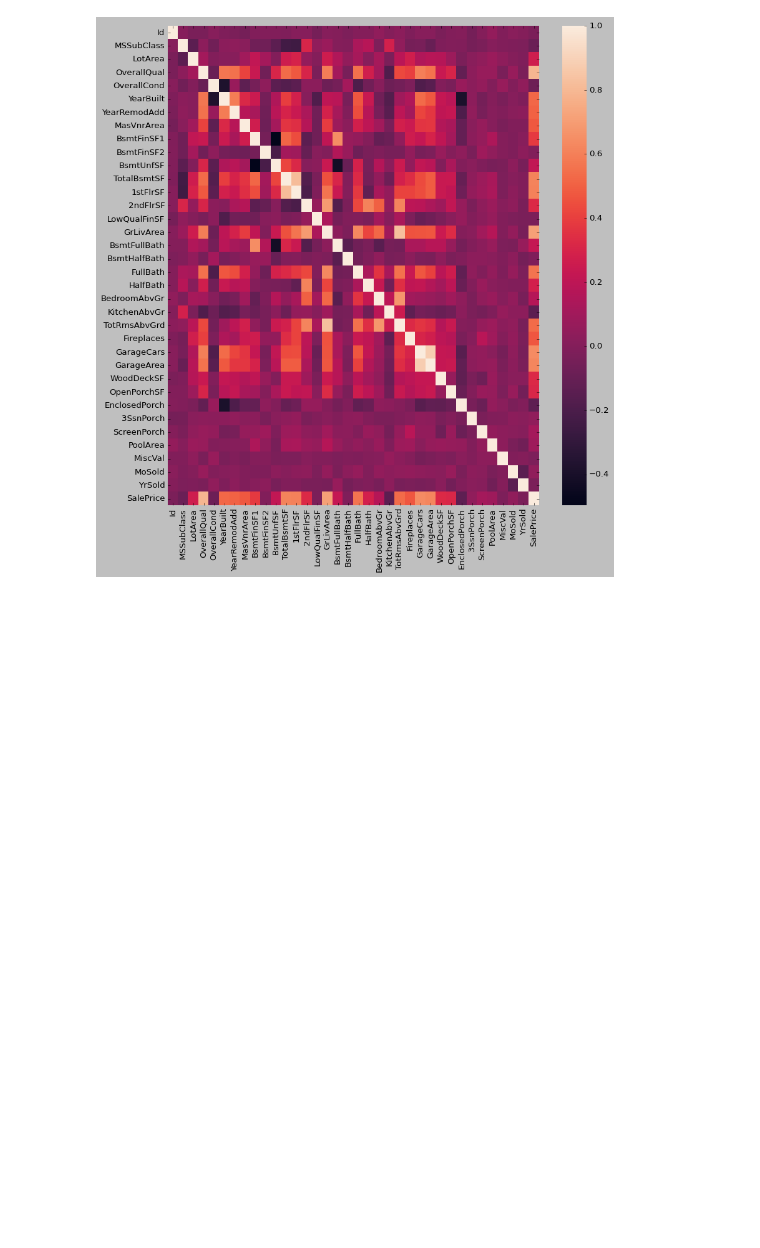
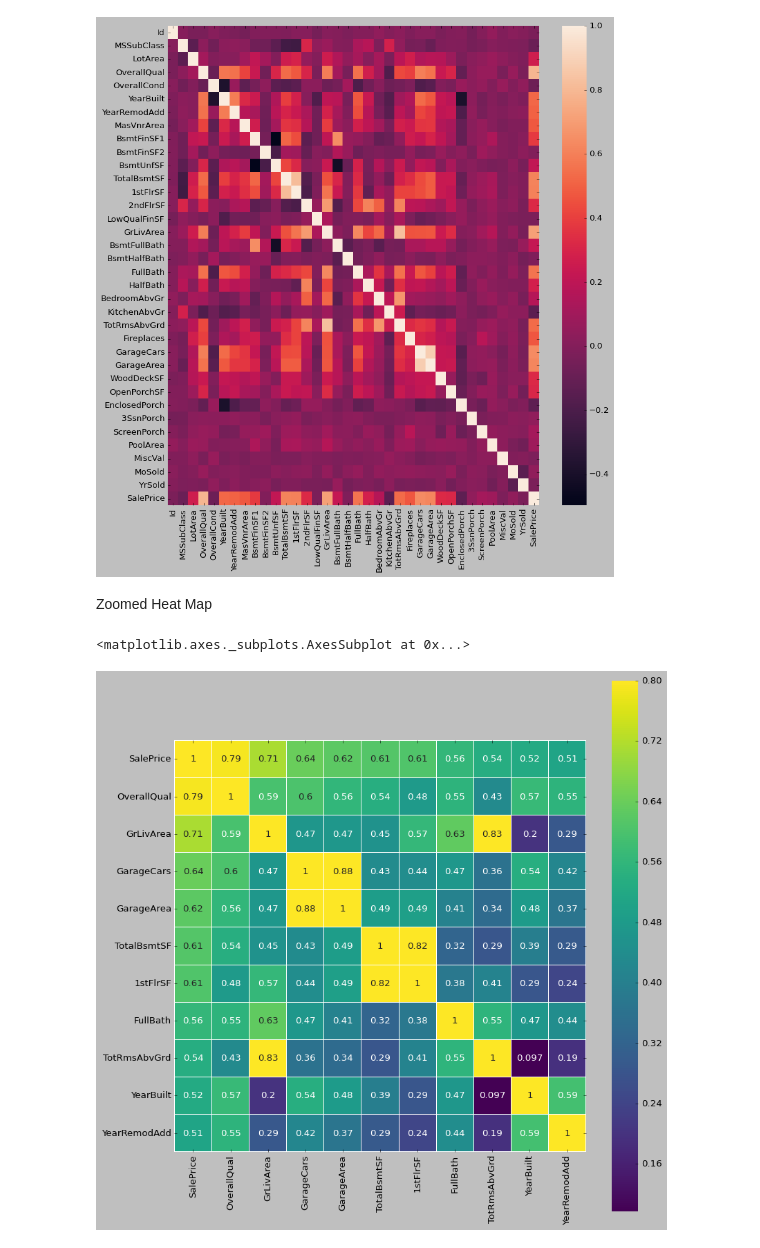
Before and after one commit to saptarshidatta96/House-Prices, a Jupyter notebook: House_Price_Prediction_Data_Exploration.ipynb, the cells around one changed output. Saved outputs shown, nothing was run; the diff lists cells and outputs as text; code cells hidden in the pictures; blank space fills up the shorter version.

```diff
--- a/House_Price_Prediction_Data_Exploration.ipynb
+++ b/House_Price_Prediction_Data_Exploration.ipynb
@@ -359,5 +360,5 @@ for feature in date_feature:
 # %%
 continious_feature = [ feature for feature in numeric_features if feature not in date_feature + discrete_feature + ['Id']]
 
-for feature in date_feature:
+for feature in continious_feature:
   df[feature].fillna(df[feature].mean(),inplace=True)
@@ -388,3 +390,15 @@ sns.heatmap(df.corr())
 # %% [output]
 <matplotlib.axes._subplots.AxesSubplot at 0x...>
 [figure]
+# %% [markdown]
+Zoomed Heat Map
+# %%
+plt.figure(figsize = (12,12))
+
+sns.heatmap(df[['SalePrice', 'OverallQual', 'GrLivArea', 'GarageCars', 'GarageArea',
+       'TotalBsmtSF', '1stFlrSF', 'FullBath', 'TotRmsAbvGrd', 'YearBuilt',
+       'YearRemodAdd']].corr(), vmax=.8, linewidths=0.01,square=True,annot=True,cmap='viridis',
+            linecolor="white")
+# %% [output]
+<matplotlib.axes._subplots.AxesSubplot at 0x...>
+[figure, added]
```
Also changed, not shown: parts of 4 cells of this notebook.
